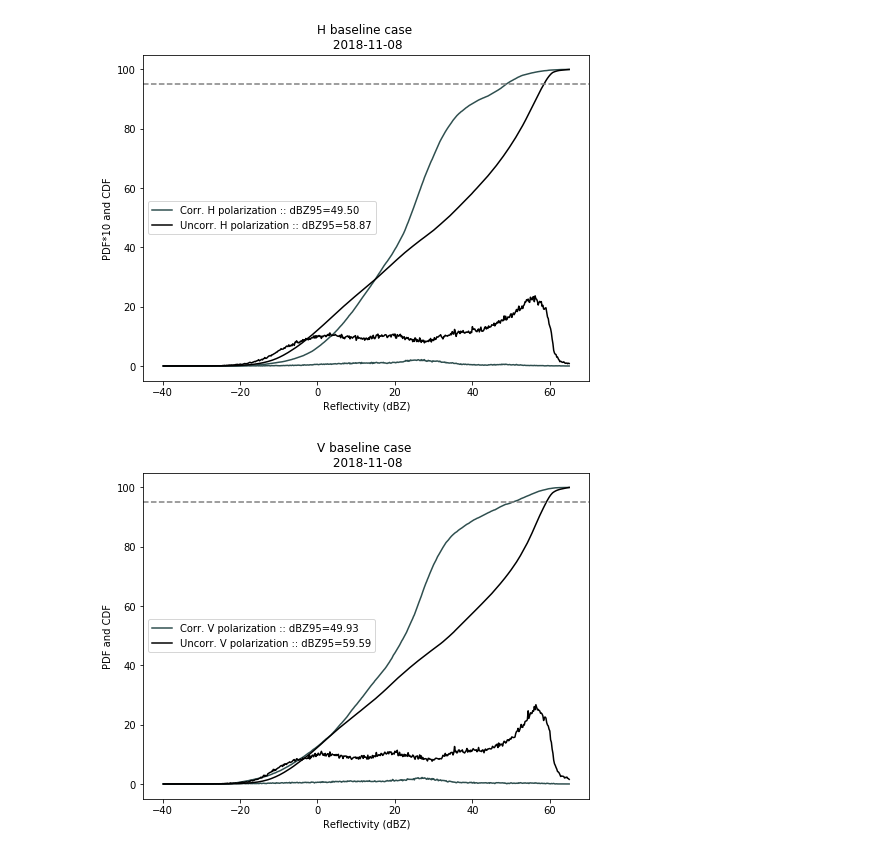
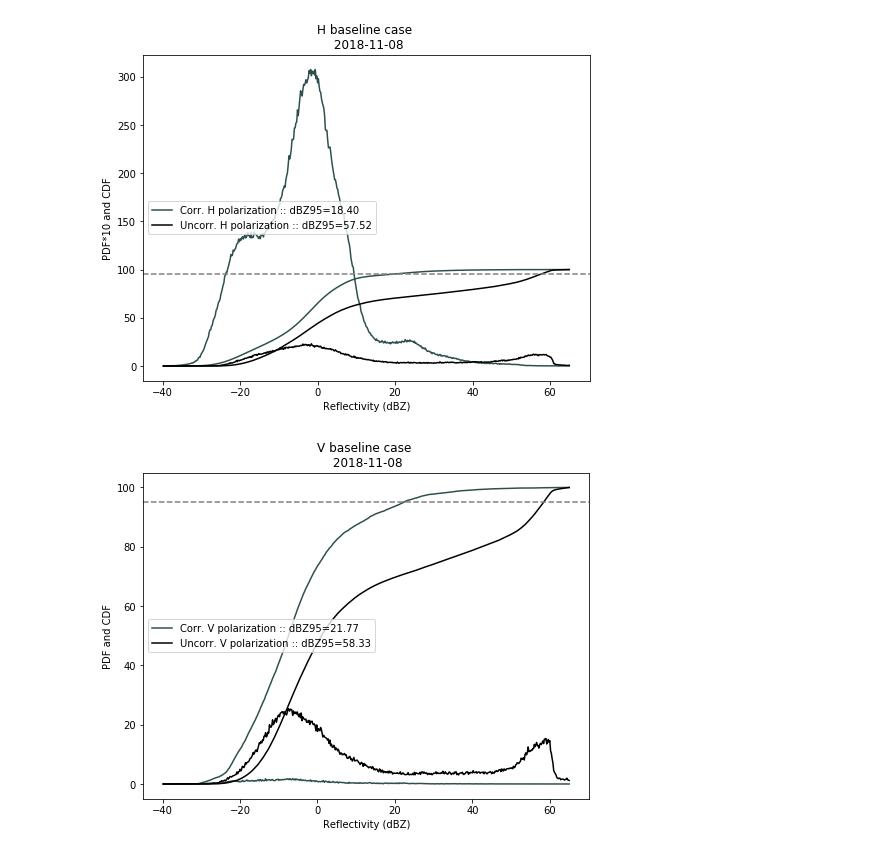
Before and after one commit to alexishunzinger/rca_code, a Jupyter notebook: rca_create_baseline_hdf5.ipynb, the cells around one changed output. Cells and saved outputs as stored; diff of their text form; code cells hidden in the pictures.

```diff
--- a/rca_create_baseline_hdf5.ipynb
+++ b/rca_create_baseline_hdf5.ipynb
@@ -168,10 +183,14 @@ import glob
 
 from netCDF4 import Dataset
 dataset = Dataset('/home/hunzinger/data/rca_cluttermap_20181108.nc')
-PCT_on_50 = dataset.variables['Flagged clutter grid gates'][:,:]
-vPCT_on_50 = dataset.variables['Flagged clutter grid gates (V)'][:,:]
-uhPCT_on_50 = dataset.variables['Flagged clutter grid gates (UZh)'][:,:]
-uvPCT_on_50 = dataset.variables['Flagged clutter grid gates (UZv)'][:,:]
+hPCT_on_50 = dataset.variables['clutter_gate_values_zh'][:,:]
+vPCT_on_50 = dataset.variables['clutter_gate_values_zv'][:,:]
+uhPCT_on_50 = dataset.variables['clutter_gate_values_uzh'][:,:]
+uvPCT_on_50 = dataset.variables['clutter_gate_values_uzv'][:,:]
+h_mask = dataset.variables['clutter_gate_mask_zh'][:,:]
+v_mask = dataset.variables['clutter_gate_mask_zv'][:,:]
+uh_mask = dataset.variables['clutter_gate_mask_uzh'][:,:]
+uv_mask = dataset.variables['clutter_gate_mask_uzv'][:,:]
 dataset.close()
 
 dt = []
@@ -192,9 +211,9 @@ uvbins = []
 uvp = []
 dbz95_uv = []
 
-for f in glob.glob(os.path.join('/home/hunzinger/data/ppi/', 'corcsapr*.20181108.*cor-ppi*.h5')):
+for f in glob.glob(os.path.join('/run/media/hunzinger/WININSTALL/csapr2-data/', 'corcsapr*.*cor-ppi*20181108*.h5')):
     print(f)
-    DateTime, N, Bins, P, DBZ95, VN, VBins, VP, DBZ95V, UHN, UHBins, UHP, DBZ95UH, UVN, UVBins, UVP, DBZ95UV = rca_create_baseline(f, PCT_on_50, vPCT_on_50, uhPCT_on_50, uvPCT_on_50)
+    DateTime, N, Bins, P, DBZ95, VN, VBins, VP, DBZ95V, UHN, UHBins, UHP, DBZ95UH, UVN, UVBins, UVP, DBZ95UV = rca_create_baseline(f, PCT_on_50, vPCT_on_50, uhPCT_on_50, uvPCT_on_50, h_mask, v_mask, uh_mask, uv_mask)
 
     # Put all PPI times into a list
     dt.append(DateTime)
@@ -245,21 +263,21 @@ for f in glob.glob(os.path.join('/home/hunzinger/data/ppi/', 'corcsapr*.20181108
 #vdbz95_baseline = dataset.variables['Baseline 95th refletivity (V)'][:]
 #dataset.close()
 
-dataset = Dataset('/home/hunzinger/data/rca_baseline_20181109.nc')
-n_baseline = dataset.variables['PDF counts'][:]
-bins_baseline = dataset.variables['PDF bins'][:]
-p_baseline = dataset.variables['CDF values'][:]
-dbz95_baseline = dataset.variables['Baseline 95th reflectivity'][:]
-dataset.close()
+#dataset = Dataset('/home/hunzinger/data/rca_baseline_20181109.nc')
+#n_baseline = dataset.variables['PDF counts'][:]
+#bins_baseline = dataset.variables['PDF bins'][:]
+#p_baseline = dataset.variables['CDF values'][:]
+#dbz95_baseline = dataset.variables['Baseline 95th reflectivity'][:]
+#dataset.close()
 
 dbz95_baseline = np.nanmean(dbz95)
 print(dbz95_baseline)
-#n = np.asarray(n)
-#bins = np.asarray(bins)
-#p = np.asarray(p)
-#n_baseline = np.nanmean(n,axis=0)
-#bins_baseline = bins[0,:]
-#p_baseline = np.nanmean(p,axis=0)
+n = np.asarray(n)
+bins = np.asarray(bins)
+p = np.asarray(p)
+n_baseline = np.nanmean(n,axis=0)
+bins_baseline = bins[0,:]
+p_baseline = np.nanmean(p,axis=0)
 
 #plt.plot(bins_baseline[1:],n_baseline*10)
 #plt.plot(bins_baseline[1:],p_baseline)
@@ -300,9 +318,9 @@ uvp_baseline = np.nanmean(uvp,axis=0)
 # H and UZh
 fig, ax1 = plt.subplots(figsize=[8,6])
 ax1.plot(bins_baseline[1:],n_baseline,color='darkslategrey')#,linestyle='--')
-ax1.plot(bins_baseline[1:],p_baseline,color='darkslategrey',label='Corr. H polarization :: dBZ95=49.50')
+ax1.plot(bins_baseline[1:],p_baseline,color='darkslategrey',label='Corr. H polarization :: dBZ95=18.40')
 ax1.plot(uhbins_baseline[1:],uhn_baseline,color='k')
-ax1.plot(uhbins_baseline[1:],uhp_baseline,color='k',label='Uncorr. H polarization :: dBZ95=58.87')
+ax1.plot(uhbins_baseline[1:],uhp_baseline,color='k',label='Uncorr. H polarization :: dBZ95=57.52')
 ax1.axhline(95.,color='grey',linestyle='--')
 
 ax1.set_ylabel('PDF*10 and CDF')
@@ -313,9 +331,9 @@ ax1.legend(loc='center left')
 # V and UZv
 fig, ax1 = plt.subplots(figsize=[8,6])
 ax1.plot(vbins_baseline[1:],vn_baseline,color='darkslategrey')#,linestyle='--')
-ax1.plot(vbins_baseline[1:],vp_baseline,color='darkslategrey',label='Corr. V polarization :: dBZ95=49.93')
+ax1.plot(vbins_baseline[1:],vp_baseline,color='darkslategrey',label='Corr. V polarization :: dBZ95=21.77')
 ax1.plot(uvbins_baseline[1:],uvn_baseline,color='k')
-ax1.plot(uvbins_baseline[1:],uvp_baseline,color='k',label='Uncorr. V polarization :: dBZ95=59.59')
+ax1.plot(uvbins_baseline[1:],uvp_baseline,color='k',label='Uncorr. V polarization :: dBZ95=58.33')
 ax1.axhline(95.,color='grey',linestyle='--')
 
 ax1.set_ylabel('PDF and CDF')
@@ -323,6 +341,30 @@ ax1.set_xlabel('Reflectivity (dBZ)')
 ax1.set_title('V baseline case \n 2018-11-08')
 ax1.legend(loc='center left')
 
+# UZh and UZv
+fig, ax1 = plt.subplots(figsize=[8,6])
+ax1.plot(uhbins_baseline[1:],uhn_baseline,color='k')
+ax1.plot(uhbins_baseline[1:],uhp_baseline,color='k',label='H pol. :: dBZ95=57.52')
+ax1.plot(uvbins_baseline[1:],uvn_baseline,color='darkslategrey')#,linestyle='--')
+ax1.plot(uvbins_baseline[1:],uvp_baseline,color='darkslategrey',label='V pol. :: dBZ95=58.33')
+ax1.axhline(95.,color='grey',linestyle='--')
+
+ax1.set_ylabel('PDF and CDF')
+ax1.set_xlabel('Reflectivity (dBZ)')
+ax1.set_title('Baseline case \n 2018-11-08')
+ax1.legend(loc='center left')
+
+# UZh only
+fig, ax1 = plt.subplots(figsize=[8,6])
+ax1.plot(uhbins_baseline[1:],uhn_baseline,color='k')
+ax1.plot(uhbins_baseline[1:],uhp_baseline,color='k',label='H pol. :: dBZ95=57.52')
+ax1.axhline(95.,color='grey',linestyle='--')
+
+ax1.set_ylabel('PDF and CDF')
+ax1.set_xlabel('Reflectivity (dBZ)')
+ax1.set_title('Baseline case \n 2018-11-08')
+ax1.legend(loc='center left')
+
 print(PCT_on_50.shape)
 print(uhPCT_on_50.shape)
 # %% [output]
@@ -335,2 +377,2 @@ print(uhPCT_on_50.shape)
-[figure, old version]
+[figure, new version]
-[figure, old version]
+[figure, new version]
```
Also changed, not shown: parts of 4 cells of this notebook, 22 other files.
